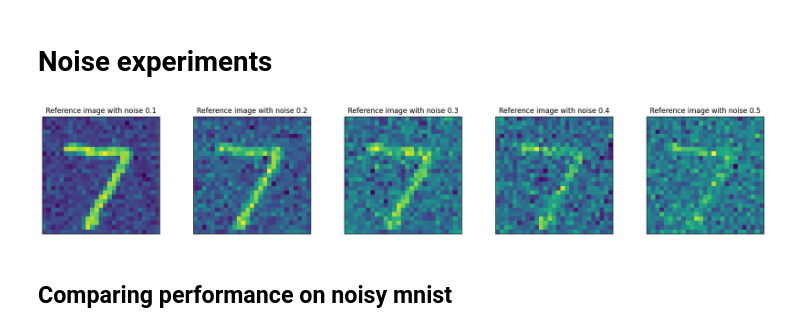
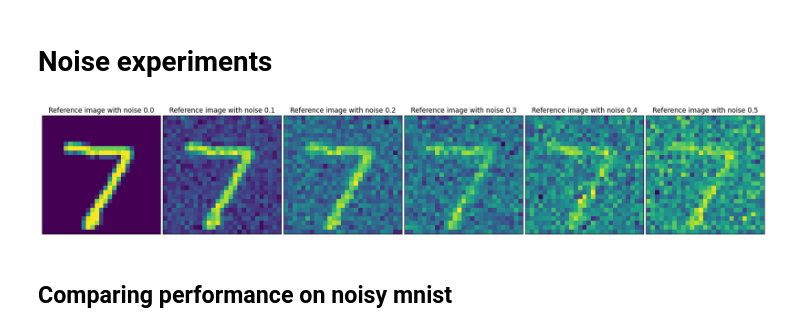
Before and after one commit to dherikk/master-experiments, a Jupyter notebook: cnn_noise_experiments.ipynb, the cells around one changed output. Saved outputs shown, nothing was run; the diff lists cells and outputs as text; code cells hidden in the pictures.

```diff
--- a/cnn_noise_experiments.ipynb
+++ b/cnn_noise_experiments.ipynb
@@ -21,22 +29,34 @@ test_labels = mnist.test_labels()
 data_train = train_imgs[:, 1:, 1:]
 data_test = test_imgs[:, 1:, 1:]
 # %%
-noises = [.1, .2, .3, .4, .5]
+noises = [.0, .1, .2, .3, .4, .5]
 
-noisy_test = [np.array([img + np.random.normal(.0, noise, size=(data_train[0].shape)) for img in data_test]) for noise in noises]
-noisy_test_flattened = [data.reshape(data.shape[0], 27*27) for data in noisy_test]
+noisy_test = [np.array([img + np.random.normal(.0, noise, size=(data_test[0].shape)) for img in data_test]) for noise in noises]
+noisy_test_flattened = [data.reshape(-1, 27*27) for data in noisy_test]
 
-train_flattened = data_train.reshape(data_train.shape[0], 27*27)
+train_flattened = data_train.reshape(-1, 27*27)
+
+experiments = [
+    "Baseline - no threshold",
+    "Baseline - 0.7 threshold",
+    "Baseline - 0.85 threshold",
+    "Experiment 1 - 1 ring",
+    "Experiment 2 - 2 rings",
+    "Experiment 4 - 3 rings",
+    "Experiment 6 - 3 rings + 0.85 threshold",
+    "Experiment 7 - Various grid configurations",
+    "Experiment 8 - Various grud configurations + 0.85 threshold"
+]
 # %%
-fig, ax = plt.subplots(1, 5, figsize=(18, 3))
-for i in range(5):
+fig, ax = plt.subplots(1, len(noises), figsize=(18, 3))
+for i in range(len(noises)):
     ax[i].imshow(noisy_test[i][0])
     ax[i].set_xticks(())
     ax[i].set_yticks(())
     ax[i].set_title(f"Reference image with noise {noises[i]}")
 plt.tight_layout(pad=0.0)
 # %% [output]
-[figure, old version]
+[figure, new version]
 # %% [markdown]
 ## Comparing performance on noisy mnist
 # %%
```
Also changed, not shown: parts of 176 cells of this notebook, 12 other files.
